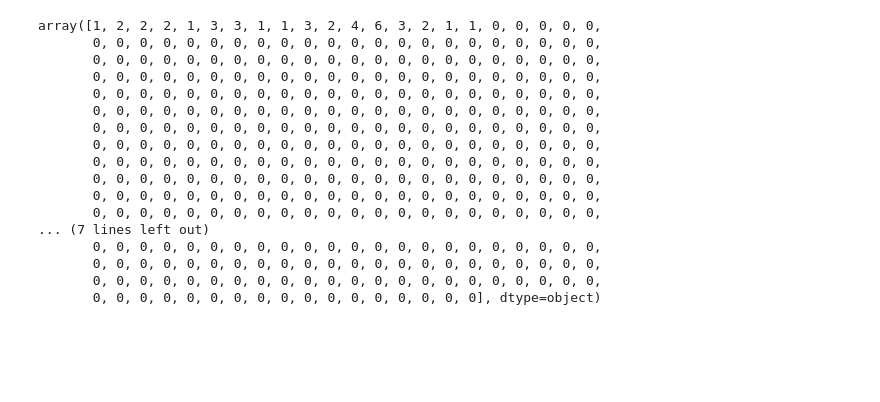
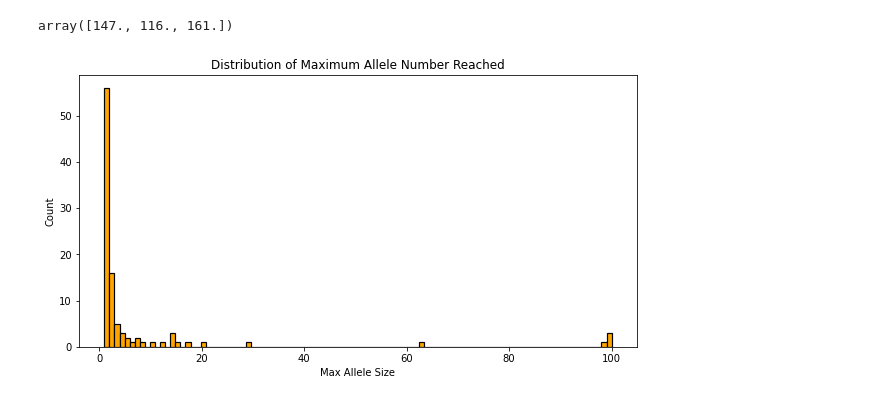
Before and after one commit to TomMakesThings/Wright-Fisher-Simulator, a Jupyter notebook: WrightFisher.ipynb, the cells around one changed output. Drawn from its saved outputs; the diff is of its cells as text; code cells hidden in the pictures; blank space fills up the shorter version.

```diff
--- a/WrightFisher.ipynb
+++ b/WrightFisher.ipynb
@@ -31,21 +135,13 @@ class WrightFisher():
+# %%
+simulation_results["all_fixation_times"]
+# %% [output]
+array([147., 116., 161.])
 # %%
 wf_simulator = WrightFisher(N = 100)
-wf_simulator.simulate(allele_count = 1, max_generations = 500)
+simulation_results = wf_simulator.repeatSimulate(allele_count = 1, n_times = 100)
+
+wf_simulator.plotMaxAllele(simulation_results["max_allele_counts"])
+
+#simulation_results
 # %% [output]
-array([1, 2, 2, 2, 1, 3, 3, 1, 1, 3, 2, 4, 6, 3, 2, 1, 1, 0, 0, 0, 0, 0,
-       0, 0, 0, 0, 0, 0, 0, 0, 0, 0, 0, 0, 0, 0, 0, 0, 0, 0, 0, 0, 0, 0,
-       0, 0, 0, 0, 0, 0, 0, 0, 0, 0, 0, 0, 0, 0, 0, 0, 0, 0, 0, 0, 0, 0,
-       0, 0, 0, 0, 0, 0, 0, 0, 0, 0, 0, 0, 0, 0, 0, 0, 0, 0, 0, 0, 0, 0,
-       0, 0, 0, 0, 0, 0, 0, 0, 0, 0, 0, 0, 0, 0, 0, 0, 0, 0, 0, 0, 0, 0,
-       0, 0, 0, 0, 0, 0, 0, 0, 0, 0, 0, 0, 0, 0, 0, 0, 0, 0, 0, 0, 0, 0,
-       0, 0, 0, 0, 0, 0, 0, 0, 0, 0, 0, 0, 0, 0, 0, 0, 0, 0, 0, 0, 0, 0,
-       0, 0, 0, 0, 0, 0, 0, 0, 0, 0, 0, 0, 0, 0, 0, 0, 0, 0, 0, 0, 0, 0,
-       0, 0, 0, 0, 0, 0, 0, 0, 0, 0, 0, 0, 0, 0, 0, 0, 0, 0, 0, 0, 0, 0,
-       0, 0, 0, 0, 0, 0, 0, 0, 0, 0, 0, 0, 0, 0, 0, 0, 0, 0, 0, 0, 0, 0,
-       0, 0, 0, 0, 0, 0, 0, 0, 0, 0, 0, 0, 0, 0, 0, 0, 0, 0, 0, 0, 0, 0,
-       0, 0, 0, 0, 0, 0, 0, 0, 0, 0, 0, 0, 0, 0, 0, 0, 0, 0, 0, 0, 0, 0,
-... (7 lines left out)
-       0, 0, 0, 0, 0, 0, 0, 0, 0, 0, 0, 0, 0, 0, 0, 0, 0, 0, 0, 0, 0, 0,
-       0, 0, 0, 0, 0, 0, 0, 0, 0, 0, 0, 0, 0, 0, 0, 0, 0, 0, 0, 0, 0, 0,
-       0, 0, 0, 0, 0, 0, 0, 0, 0, 0, 0, 0, 0, 0, 0, 0, 0, 0, 0, 0, 0, 0,
-       0, 0, 0, 0, 0, 0, 0, 0, 0, 0, 0, 0, 0, 0, 0, 0, 0], dtype=object)
+[figure, added]
```
Also changed, not shown: parts of 5 cells of this notebook.
